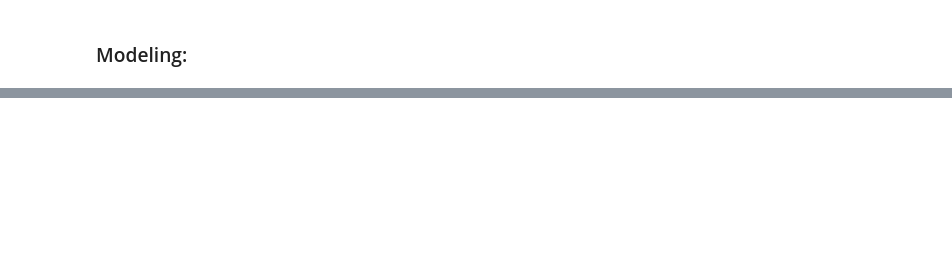
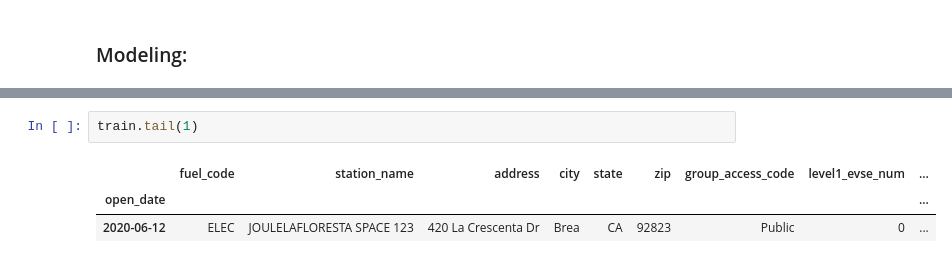
Before and after one commit to jeffakins/EV_Charger_Growth, a Jupyter notebook: individual_project.ipynb, the cells around one changed output, grey strips where cells are left out. Cells and saved outputs as stored; diff of their text form; blank space fills up the shorter version.

```diff
--- a/individual_project.ipynb
+++ b/individual_project.ipynb
@@ -210,0 +206,6 @@ TypeError: Only valid with DatetimeIndex, TimedeltaIndex or PeriodIndex, but got
+# %%
+train.tail(1)
+# %% [output]
+|  | fuel_code | station_name | address | city | state | zip | group_access_code | level1_evse_num | ... |
+| open_date |  |  |  |  |  |  |  |  | ... |
+| 2020-06-12 | ELEC | JOULELAFLORESTA SPACE 123 | 420 La Crescenta Dr | Brea | CA | 92823 | Public | 0 | ... |
```
Also changed, not shown: parts of 11 cells of this notebook.
